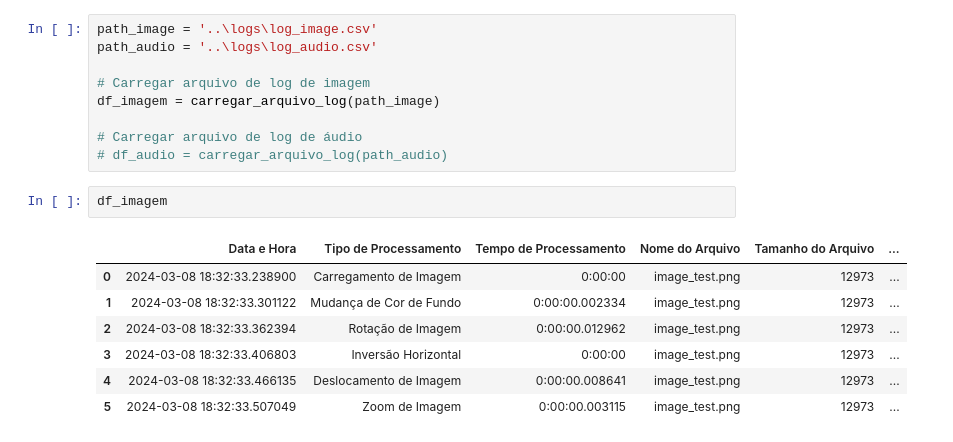
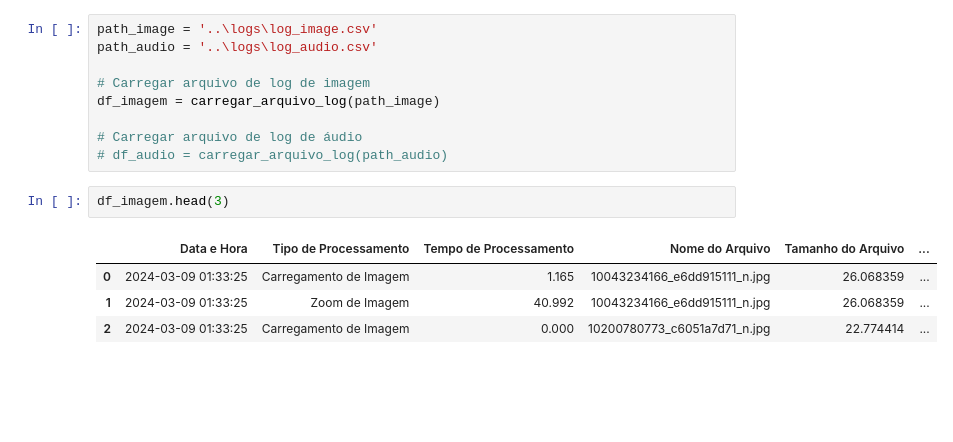
Before and after one commit to luana-kruger/Programming_Techniques-Santander_Coders23, a Jupyter notebook: Scripts/log_analysis.ipynb, the cells around one changed output. Drawn from its saved outputs; the diff is of its cells as text; blank space fills up the shorter version.

```diff
--- a/Scripts/log_analysis.ipynb
+++ b/Scripts/log_analysis.ipynb
@@ -91,12 +86,9 @@ df_imagem = carregar_arquivo_log(path_image)
 # Carregar arquivo de log de áudio
 # df_audio = carregar_arquivo_log(path_audio)
 # %%
-df_imagem
+df_imagem.head(3)
 # %% [output]
 |  | Data e Hora | Tipo de Processamento | Tempo de Processamento | Nome do Arquivo | Tamanho do Arquivo | ... |
-| 0 | 2024-03-08 18:32:33.238900 | Carregamento de Imagem | 0:00:00 | image_test.png | 12973 | ... |
-| 1 | 2024-03-08 18:32:33.301122 | Mudança de Cor de Fundo | 0:00:00.002334 | image_test.png | 12973 | ... |
-| 2 | 2024-03-08 18:32:33.362394 | Rotação de Imagem | 0:00:00.012962 | image_test.png | 12973 | ... |
-| 3 | 2024-03-08 18:32:33.406803 | Inversão Horizontal | 0:00:00 | image_test.png | 12973 | ... |
-| 4 | 2024-03-08 18:32:33.466135 | Deslocamento de Imagem | 0:00:00.008641 | image_test.png | 12973 | ... |
-| 5 | 2024-03-08 18:32:33.507049 | Zoom de Imagem | 0:00:00.003115 | image_test.png | 12973 | ... |
+| 0 | 2024-03-09 01:33:25 | Carregamento de Imagem | 1.165 | 10043234166_e6dd915111_n.jpg | 26.068359 | ... |
+| 1 | 2024-03-09 01:33:25 | Zoom de Imagem | 40.992 | 10043234166_e6dd915111_n.jpg | 26.068359 | ... |
+| 2 | 2024-03-09 01:33:25 | Carregamento de Imagem | 0.000 | 10200780773_c6051a7d71_n.jpg | 22.774414 | ... |
```
Also changed, not shown: parts of 25 cells of this notebook.
